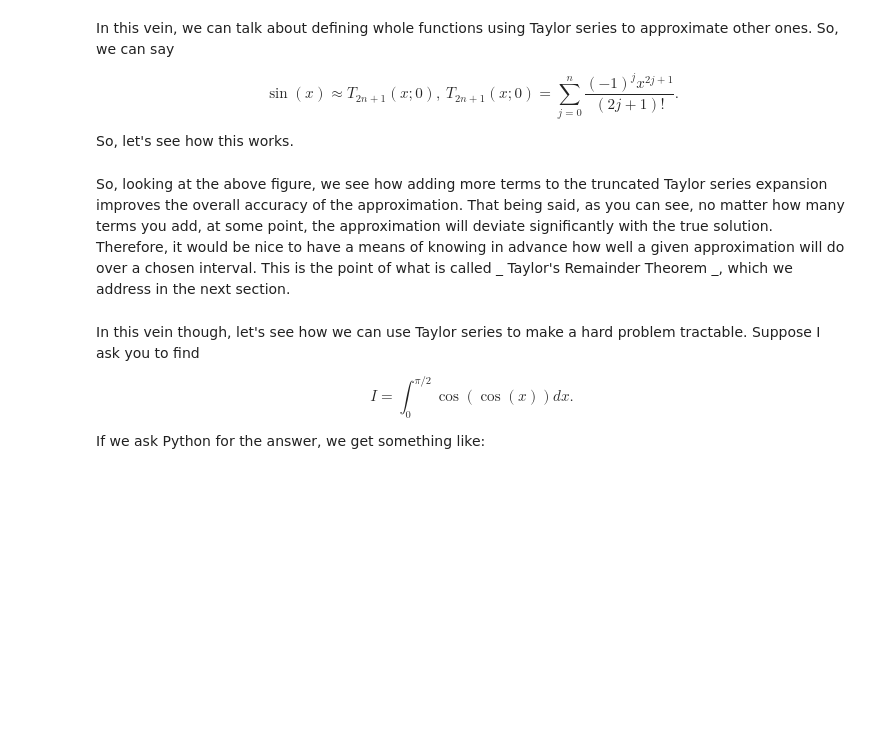
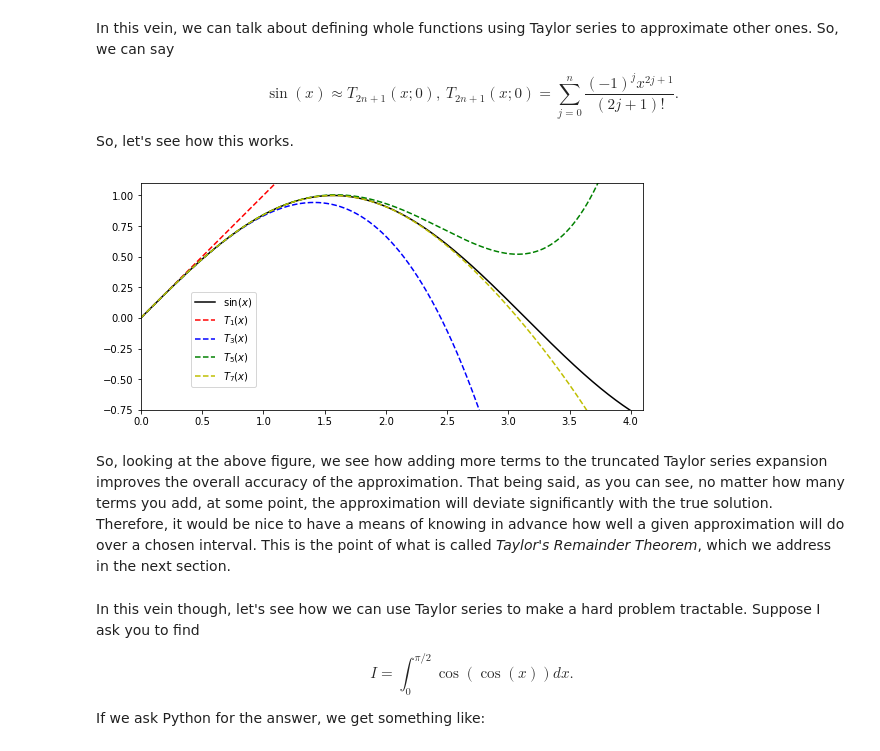
Before and after one commit to cwcurtis/Math-340-Notebooks, a Jupyter notebook: Lectures/Course_Lectures/Lecture_Two_Taylor_Series.ipynb, the cells around one changed output. Cells and saved outputs as stored; diff of their text form; code cells hidden in the pictures; blank space fills up the shorter version.

Commit message:
Quick Plotting Updates

```diff
--- a/Lectures/Course_Lectures/Lecture_Two_Taylor_Series.ipynb
+++ b/Lectures/Course_Lectures/Lecture_Two_Taylor_Series.ipynb
@@ -125,37 +130,42 @@ So, let's see how this works.
 def tn_approx(x,n):
     tot = 1.
     term = 1.
-    for jj in xrange(1,n+1):
+    for jj in range(1,n+1):
         term *= -x**2./((2*jj+1)*(2*jj))
         tot += term
     return x*tot
 # %%
 xvals = np.linspace(0,4,int(2e4))
 
 ex_vals = np.sin(xvals)
 
 t1_app = [tn_approx(xval,0) for xval in xvals]
 t2_app = [tn_approx(xval,1) for xval in xvals]
 t3_app = [tn_approx(xval,2) for xval in xvals]
 t4_app = [tn_approx(xval,3) for xval in xvals]
 
+fig = plt.figure()
+ax = fig.add_subplot(111)
+
 plt.plot(xvals,ex_vals,ls="-", color="k", label="$\sin(x)$")
-plt.plot(xvals,t1_app,ls="--", color=, label="$T_{1}(x)$")
-plt.plot(xvals,t2_app,ls="--", color=, label=)
-plt.plot(xvals,t3_app,ls="--", color=, label=)
-plt.plot(xvals,t4_app,ls="--", color=, label=)
+plt.plot(xvals,t1_app,ls="--", color="r", label="$T_{1}(x)$")
+plt.plot(xvals,t2_app,ls="--", color="b", label="$T_{3}(x)$")
+plt.plot(xvals,t3_app,ls="--", color="g", label="$T_{5}(x)$")
+plt.plot(xvals,t4_app,ls="--", color="y", label="$T_{7}(x)$")
 
 plt.legend(loc=(.1,.1))
 
 plt.xlim(0,4.1)
 plt.ylim(-.75,1.1)
 
-plt.axes().set_aspect("equal")
+ax.set_aspect("equal")
 
 fig=plt.gcf() # get current figure
 fig.set_size_inches(9,7) # optional size
+# %% [output]
+[figure, added]
 # %% [markdown]
-So, looking at the above figure, we see how adding more terms to the truncated Taylor series expansion improves the overall accuracy of the approximation.  That being said, as you can see, no matter how many terms you add, at some point, the approximation will deviate significantly with the true solution.  Therefore, it would be nice to have a means of knowing in advance how well a given approximation will do over a chosen interval.  This is the point of what is called _ Taylor's Remainder Theorem _, which we address in the next section.
+So, looking at the above figure, we see how adding more terms to the truncated Taylor series expansion improves the overall accuracy of the approximation.  That being said, as you can see, no matter how many terms you add, at some point, the approximation will deviate significantly with the true solution.  Therefore, it would be nice to have a means of knowing in advance how well a given approximation will do over a chosen interval.  This is the point of what is called _Taylor's Remainder Theorem_, which we address in the next section.
 # %% [markdown]
 In this vein though, let's see how we can use Taylor series to make a hard problem tractable.  Suppose I ask you to find
 
```
Also changed, not shown: parts of 1 cell of this notebook.
